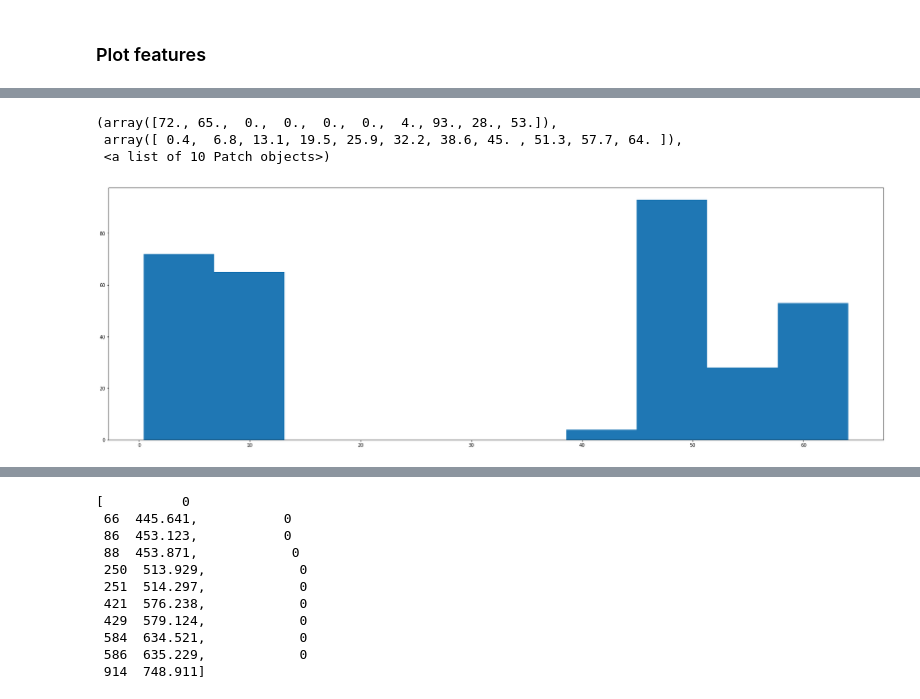
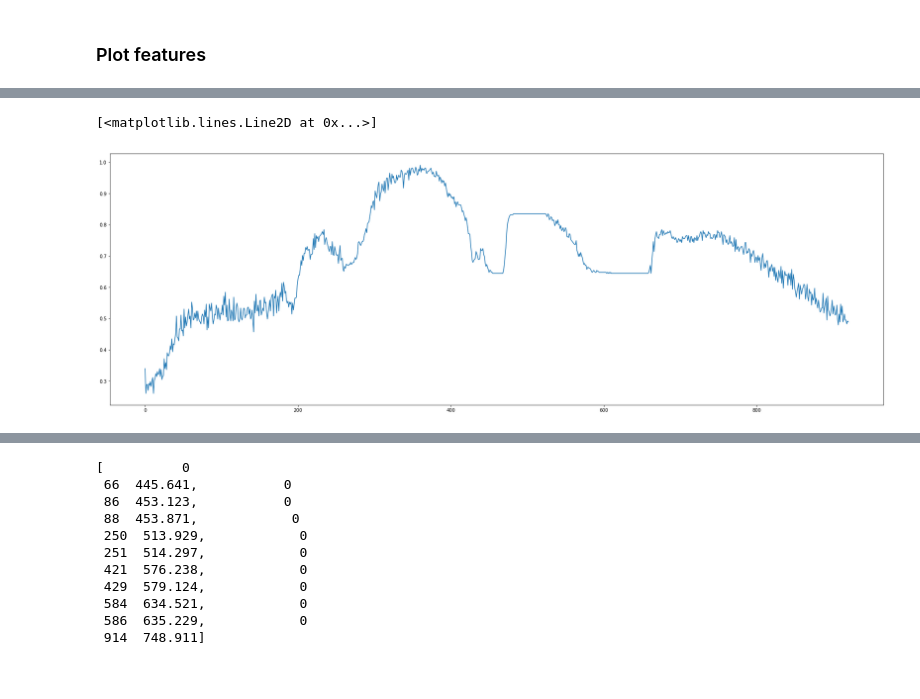
Before and after one commit to vikneke/cs5014_p2, a Jupyter notebook: multiclassML/multiclass.ipynb, the cells around one changed output, grey strips where cells are left out. Saved outputs shown, nothing was run; the diff lists cells and outputs as text; code cells hidden in the pictures.

```diff
--- a/multiclassML/multiclass.ipynb
+++ b/multiclassML/multiclass.ipynb
@@ -75,15 +84,15 @@ def plot_training_data(x_train, y_train, waves):
 
     for ind, row in x_train.iterrows():
         if y_train[index] == 0:
-            plt.plot(b, row, color="blue")
+            plt.plot(waves, row, color="blue")
         elif y_train[index] == 1:
-            plt.plot(b, row, color="lightgreen")
+            plt.plot(waves, row, color="lightgreen")
         elif y_train[index] == 2:
-            plt.plot(b, row, color="hotpink")
+            plt.plot(waves, row, color="hotpink")
         elif y_train[index] == 3:
-            plt.plot(b, row, color="indianred")
+            plt.plot(waves, row, color="indianred")
         elif y_train[index] == 4:
-            plt.plot(b, row, color="yellow")
+            plt.plot(waves, row, color="yellow")
         index += 1
 
     plt.xlabel("Wave length")
@@ -94,5 +103,3 @@ def plot_training_data(x_train, y_train, waves):
     # plt.axvspan(513, 514, color='grey', alpha=0.5)
 
     plt.show()
-
-plot_training_data(x_train, y_train, flat_waves)
@@ -101,10 +110,23 @@ plot_training_data(x_train, y_train, flat_waves)
 # %%
-plt.hist(x_train[576])
+# plt.hist(x_train[576])
-# %% [output]
-(array([72., 65.,  0.,  0.,  0.,  0.,  4., 93., 28., 53.]),
- array([ 0.4,  6.8, 13.1, 19.5, 25.9, 32.2, 38.6, 45. , 51.3, 57.7, 64. ]),
- <a list of 10 Patch objects>)
-[figure, removed]
+# %%
+def one_feature_experiment(x_train, y_train):
+    accuracies = []
+
+    for i in x_train:
+        logistic_regression.fit(x_train[i].values.reshape(-1, 1), y_train)
+        y_res = logistic_regression.predict(x_train[i].values.reshape(-1, 1))
+        accuracies.append(accuracy_score(y_train, y_res))
+
+    return accuracies
+
+acc = one_feature_experiment(x_train, y_train)
+# %%
+plot_parameters(30, 10)
+plt.plot(acc)
+# %% [output]
+[<matplotlib.lines.Line2D at 0x...>]
+[figure, added]
 # %%
 def get_true_indices(matrix):
     indices = []
```
Also changed, not shown: parts of 10 cells of this notebook.
